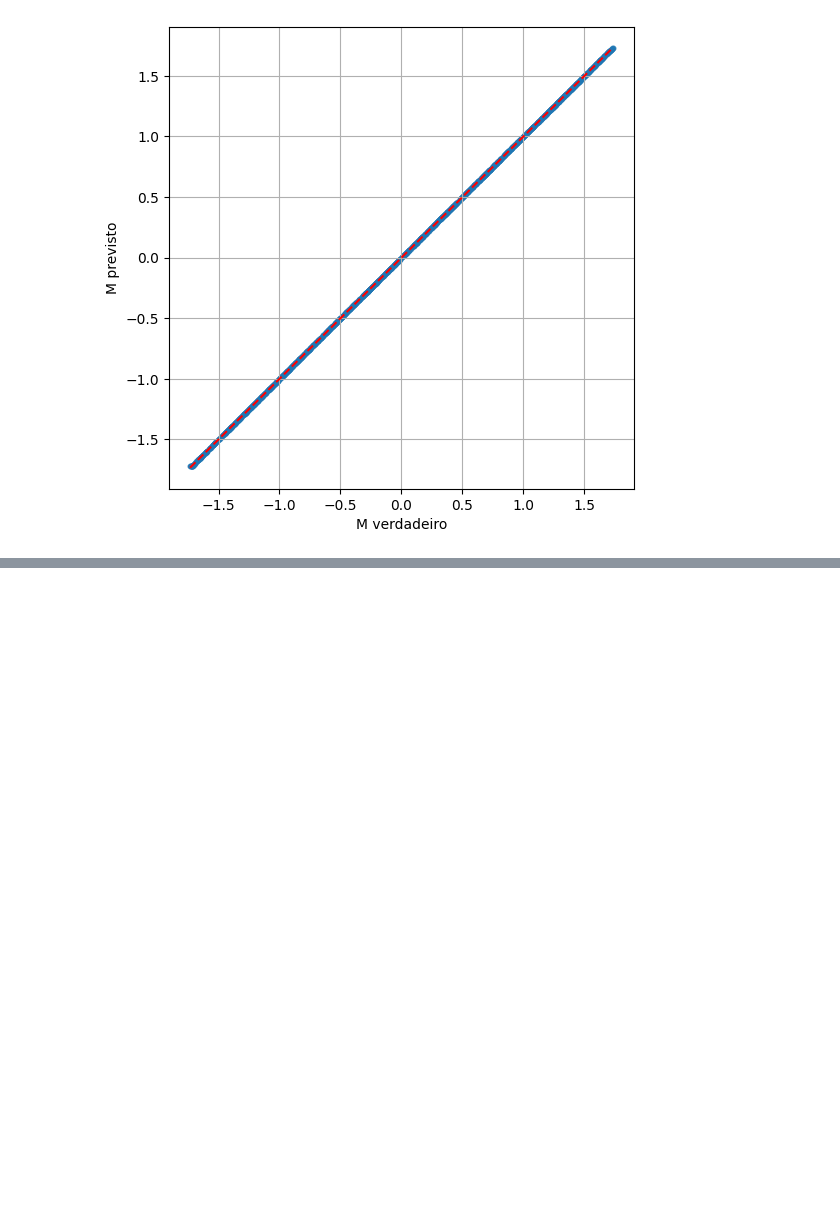
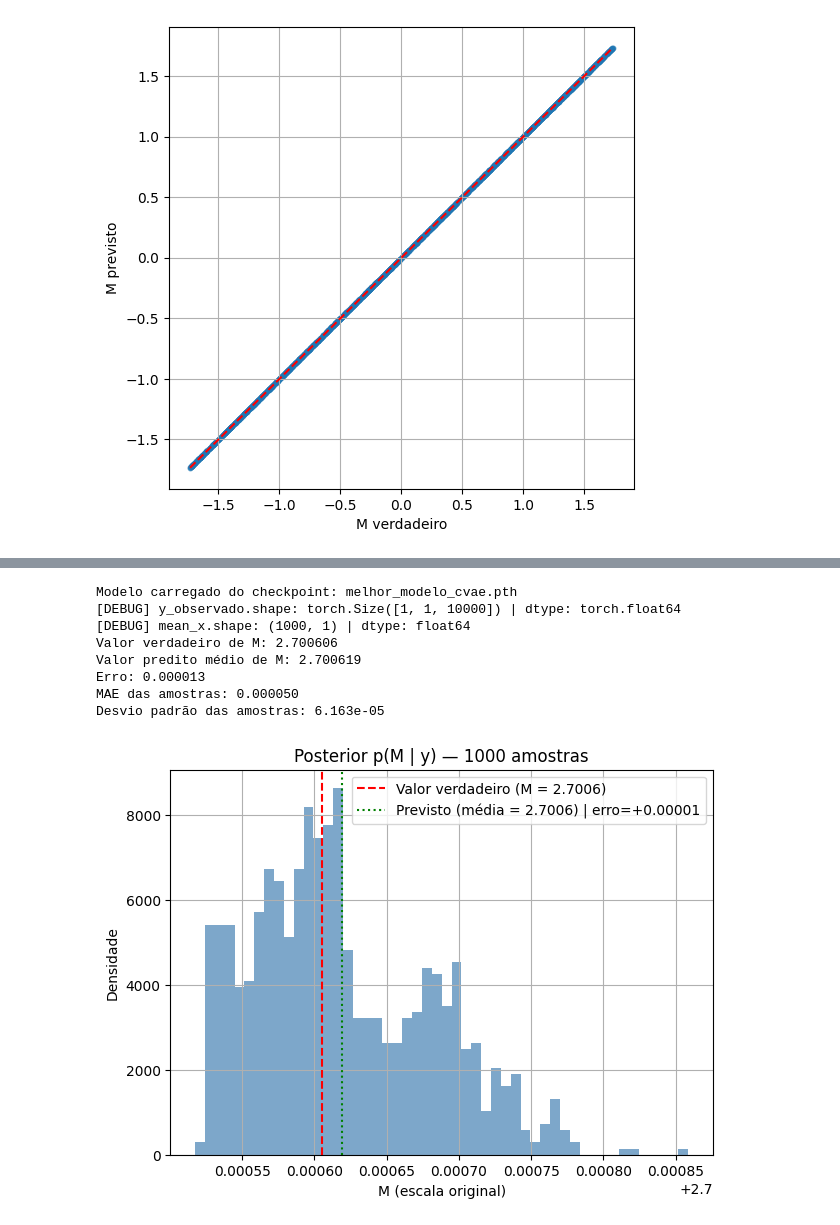
Before and after one commit to SessyoinKirin/MachineLearning, a Jupyter notebook: extra/Mathematica/cvaeTrain_copy.ipynb, the cells around one changed output, grey strips where cells are left out. Drawn from its saved outputs; the diff is of its cells as text; code cells hidden in the pictures; blank space fills up the shorter version.

```diff
--- a/extra/Mathematica/cvaeTrain_copy.ipynb
+++ b/extra/Mathematica/cvaeTrain_copy.ipynb
@@ -719,0 +809,52 @@ KeyboardInterrupt:
+# %%
+model.load_state_dict(torch.load(checkpoint_path))
+print(f"Modelo carregado do checkpoint: {checkpoint_path}")
+model.eval()
+
+y_observado = y_test[1:2]  # shape [1, 1, input_len]
+print(f"[DEBUG] y_observado.shape: {y_observado.shape} | dtype: {y_observado.dtype}")
+
+mean_x = model.sample(y_observado, num_samples)
+mean_x = mean_x.cpu().numpy()
+print(f"[DEBUG] mean_x.shape: {mean_x.shape} | dtype: {mean_x.dtype}")
+
+# 1. Desnormalização com os nomes corretos das variáveis
+amostras_norm = mean_x[:, 0]
+x_true_norm = x_test[1].item()
+
+amostras = amostras_norm * M_std + M_mean
+x_true = x_true_norm * M_std + M_mean
+
+# 2. Métricas na escala original
+predito_medio = np.mean(amostras)
+erro = predito_medio - x_true
+print(f"Valor verdadeiro de M: {x_true:.6f}")
+print(f"Valor predito médio de M: {predito_medio:.6f}")
+print(f"Erro: {erro:.6f}")
+
+mae_amostras = np.mean(np.abs(amostras - x_true))
+desvio = amostras.std()
+print(f"MAE das amostras: {mae_amostras:.6f}")
+print(f"Desvio padrão das amostras: {desvio:.3e}")
+
+# 3. Plotagem
+plt.figure(figsize=(7, 5))
+plt.hist(amostras, bins=50, density=True, alpha=0.7, color='steelblue')
+plt.axvline(x_true, color='red', linestyle='--', label=f'Valor verdadeiro (M = {x_true:.4f})')
+plt.axvline(predito_medio, color="green", linestyle=":", label=f"Previsto (média = {predito_medio:.4f}) | erro={erro:+.5f}")
+plt.xlabel("M (escala original)")
+plt.ylabel("Densidade")
+plt.title(f"Posterior p(M | y) — {num_samples} amostras")
+plt.legend()
+plt.grid(True)
+plt.show()
+# %% [output]
+Modelo carregado do checkpoint: melhor_modelo_cvae.pth
+[DEBUG] y_observado.shape: torch.Size([1, 1, 10000]) | dtype: torch.float64
+[DEBUG] mean_x.shape: (1000, 1) | dtype: float64
+Valor verdadeiro de M: 2.700606
+Valor predito médio de M: 2.700619
+Erro: 0.000013
+MAE das amostras: 0.000050
+Desvio padrão das amostras: 6.163e-05
+[figure, added]
```
Also changed, not shown: parts of 17 cells of this notebook.
